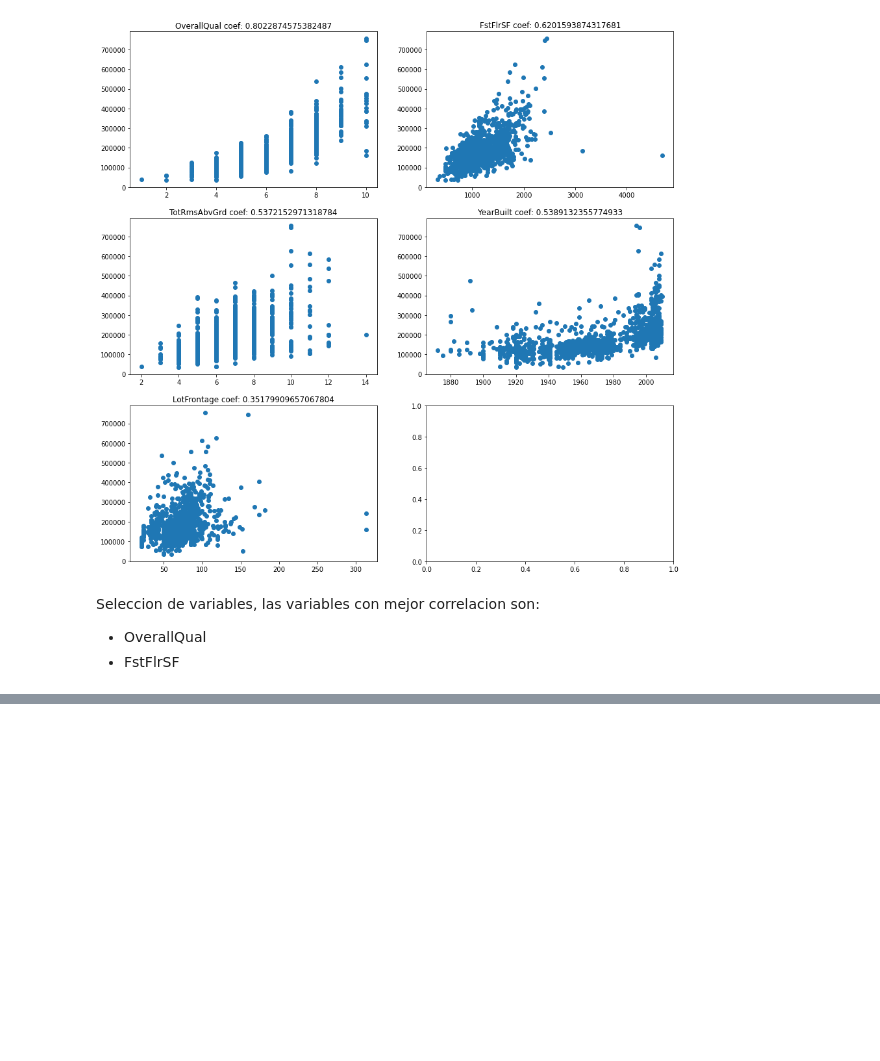
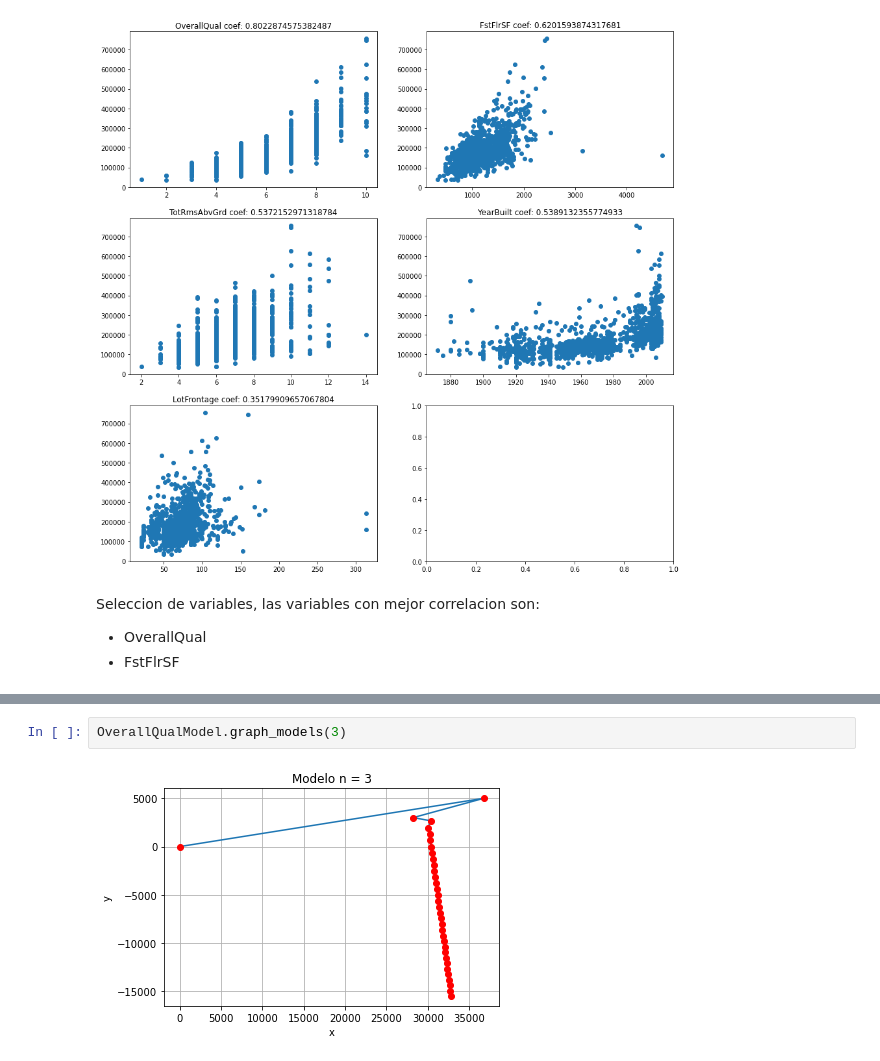
Before and after one commit to estuardonavarro/CDP_Proyecto, a Jupyter notebook: Proyecto.ipynb, the cells around one changed output, grey strips where cells are left out. Saved outputs shown, nothing was run; the diff lists cells and outputs as text; blank space fills up the shorter version.

```diff
--- a/Proyecto.ipynb
+++ b/Proyecto.ipynb
@@ -256,0 +252,4 @@ my_simple_regression.graph_errors()
+# %%
+OverallQualModel.graph_models(3)
+# %% [output]
+[figure, added]
```
Also changed, not shown: parts of 10 cells of this notebook.
